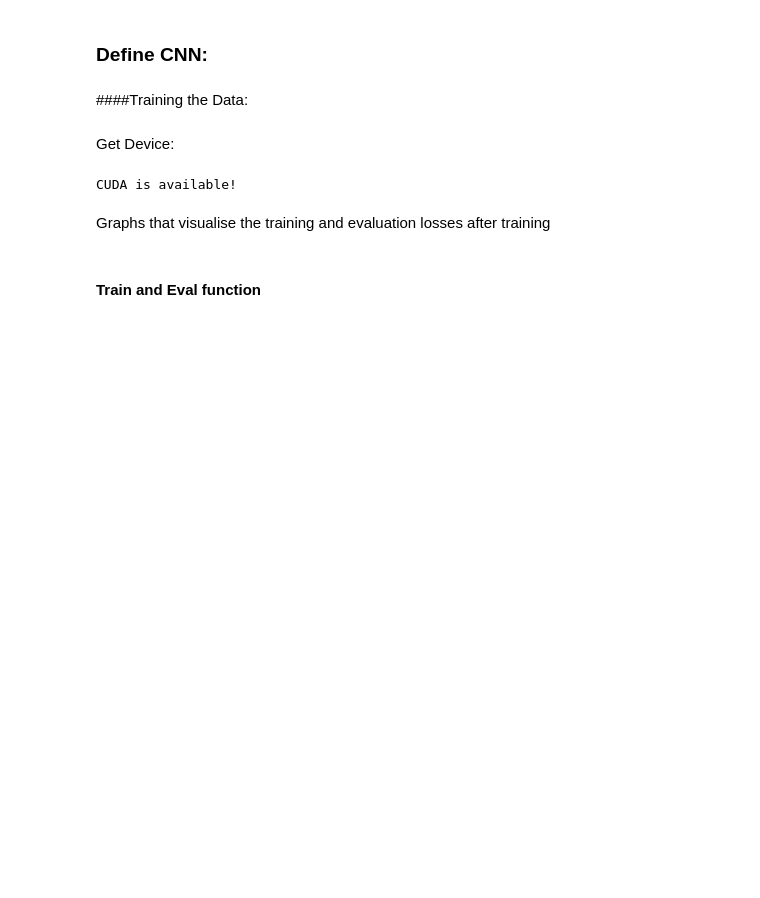
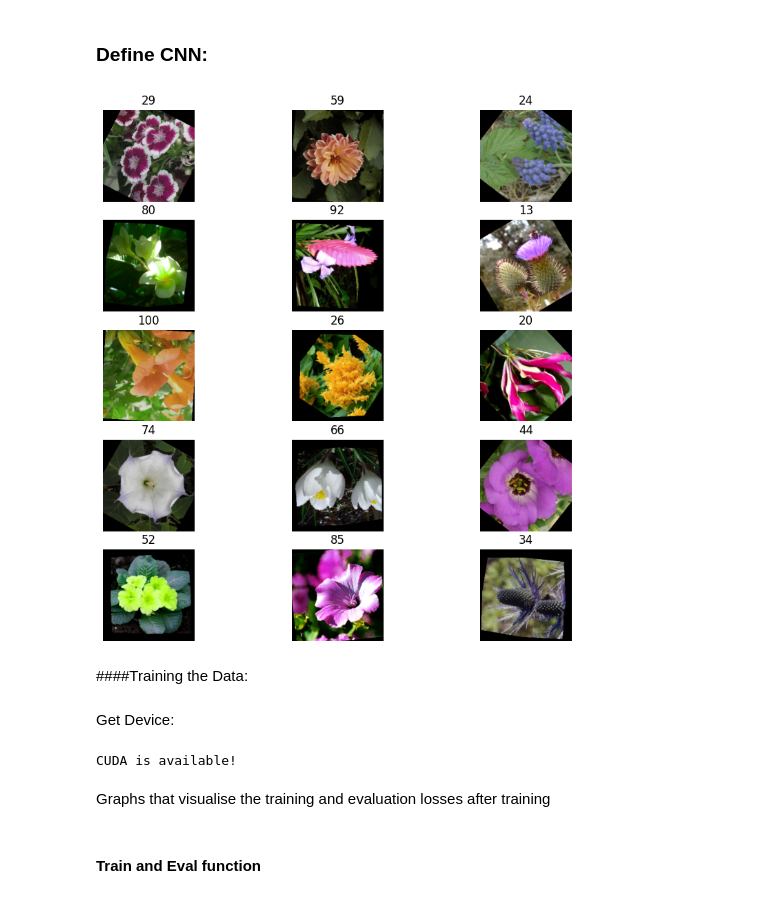
Before and after one commit to 1ucycrabtree/flowers-image-classification, a Jupyter notebook: flowers_classification_tool.ipynb, the cells around one changed output. Drawn from its saved outputs; the diff is of its cells as text; code cells hidden in the pictures; blank space fills up the shorter version.

```diff
--- a/flowers_classification_tool.ipynb
+++ b/flowers_classification_tool.ipynb
@@ -138,73 +138,68 @@ plt.show()
 # %% [markdown]
 ### Define CNN:
 # %%
+figure = plt.figure(figsize=(10, 10))
+cols, rows = 3, 5
+for i in range(1, cols * rows + 1):
+	sample_idx = torch.randint(len(training_data), size=(1,)).item()
+	img, label = training_data[sample_idx]
+	img = (img.squeeze().permute(1, 2, 0).numpy() * std + mean.clip(0, 1))
+	figure.add_subplot(rows, cols, i)
+	plt.title(label)
+	plt.imshow((img * 255).astype('uint8'))
+	plt.axis('off')
+plt.show()
+#%%
 # transform simple NN into a CNN
 class FlowerClassifier(nn.Module):
 	def __init__(self):
-		super(FlowerClassifier, self).__init__()
-		self.conv1 = nn.Conv2d(3, 32, kernel_size=3, padding=1)
-		self.bn1 = nn.BatchNorm2d(32)
+			super(FlowerClassifier, self).__init__()
+			self.conv1 = nn.Conv2d(3, 32, kernel_size=3)
+			self.bn1 = nn.BatchNorm2d(32)
 
-		self.conv2 = nn.Conv2d(32, 32, kernel_size=3, padding=1)
-		self.bn2 = nn.BatchNorm2d(32)
+			self.conv2 = nn.Conv2d(32, 64, kernel_size=3)
+			self.bn2 = nn.BatchNorm2d(64)
 
-		self.conv3 = nn.Conv2d(32, 64, kernel_size=3, padding=1)
-		self.bn3 = nn.BatchNorm2d(64)
+			self.conv3 = nn.Conv2d(64, 128, kernel_size=3)
+			self.bn3 = nn.BatchNorm2d(128)
 
-		self.conv4 = nn.Conv2d(64, 64, kernel_size=3, padding=1)
-		self.bn4 = nn.BatchNorm2d(64)
+			self.conv4 = nn.Conv2d(128, 256, kernel_size=3)
+			self.bn4 = nn.BatchNorm2d(256)
 
-		self.conv5 = nn.Conv2d(64, 128, kernel_size=3, padding=1)
-		self.bn5 = nn.BatchNorm2d(128)
+			self.conv5 = nn.Conv2d(256, 512, kernel_size=3)
+			self.bn5 = nn.BatchNorm2d(512)
 
-		self.conv6 = nn.Conv2d(128, 128, kernel_size=3, padding=1)
-		self.bn6 = nn.BatchNorm2d(128)
+			self.conv6 = nn.Conv2d(512, 256, kernel_size=3)
+			self.bn6 = nn.BatchNorm2d(256)
 
-		self.conv6 = nn.Conv2d(128, 256, kernel_size=3, padding=1)
-		self.bn6 = nn.BatchNorm2d(256)
-
-		self.conv7 = nn.Conv2d(256, 256, kernel_size=3, padding=1)
-		self.bn7 = nn.BatchNorm2d(256)
-
-		self.conv8 = nn.Conv2d(256, 512, kernel_size=3, padding=1)
-		self.bn8 = nn.BatchNorm2d(512)
-
-		self.conv9 = nn.Conv2d(512, 256, kernel_size=3, padding=1)
-		self.bn9 = nn.BatchNorm2d(256)
-
-		self.pool = nn.MaxPool2d(2, 2)
-		self.dropout = nn.Dropout(p=0.025)
-		self.flatten = nn.Flatten()
-		self.fc = nn.Linear(512, 102)
+			self.pool = nn.MaxPool2d(2, 2)
+			self.dropout = nn.Dropout(p=0.025)
+			self.flatten = nn.Flatten()
+			self.fc = nn.Linear(256, 102)
 
 	def forward(self, x):
-		x = self.pool(F.relu(self.bn1(self.conv1(x))))
-		x = self.dropout(x)
+			x = self.pool(F.relu(self.bn1(self.conv1(x))))
+			x = self.dropout(x)
 
-		x = self.pool(F.relu(self.bn2(self.conv2(x))))
-		x = self.dropout(x)
+			x = self.pool(F.relu(self.bn2(self.conv2(x))))
+			x = self.dropout(x)
 
-		x = self.pool(F.relu(self.bn3(self.conv3(x))))
-		x = self.dropout(x)
+			x = self.pool(F.relu(self.bn3(self.conv3(x))))
+			x = self.dropout(x)
 
-		x = self.pool(F.relu(self.bn4(self.conv4(x))))
-		x = self.dropout(x)
+			x = self.pool(F.relu(self.bn4(self.conv4(x))))
+			x = self.dropout(x)
 
-		x = self.pool(F.relu(self.bn5(self.conv5(x))))
-		x = self.dropout(x)
+			x = self.pool(F.relu(self.bn5(self.conv5(x))))
+			x = self.dropout(x)
 
-		x = self.pool(F.relu(self.bn6(self.conv6(x))))
-		x = self.dropout(x)
+			x = self.pool(F.relu(self.bn6(self.conv6(x))))
+			x = self.flatten(x)
+			x = self.fc(x)
 
-		x = self.pool(F.relu(self.bn7(self.conv7(x))))
-		x = self.dropout(x)
-
-		x = self.pool(F.relu(self.bn8(self.conv8(x))))
-
-		x = self.flatten(x)
-		x = self.fc(x)
-
-		return x
+			return x
+# %% [output]
+[figure, added]
 # %% [markdown]
 ####Training the Data:
 # %% [markdown]
```
Also changed, not shown: parts of 9 cells of this notebook.
